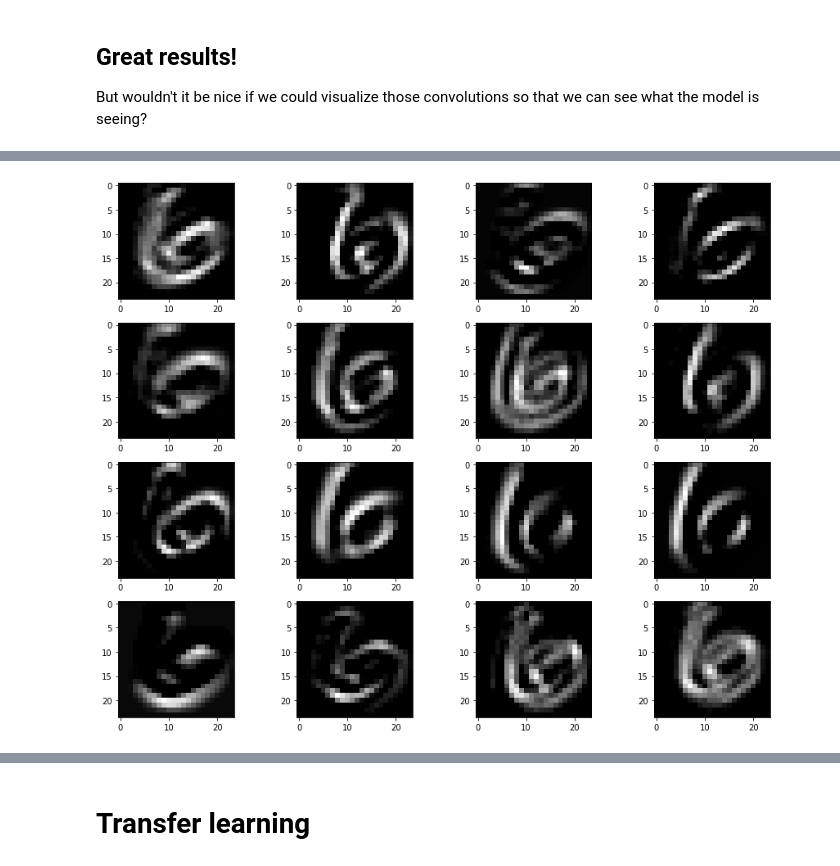
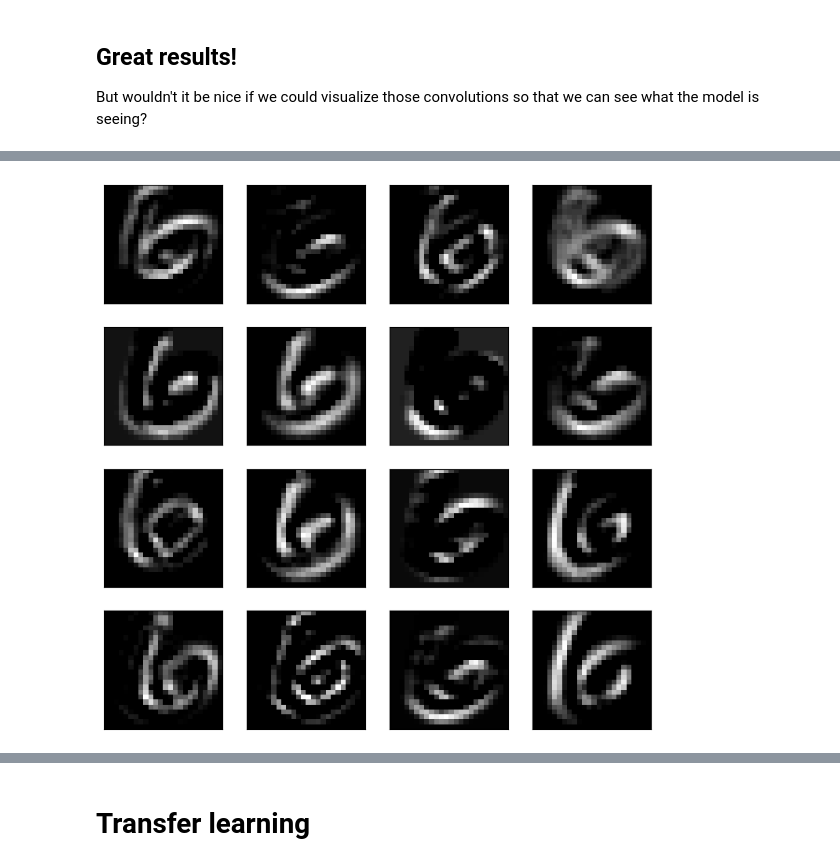
Before and after one commit to wut-mpg/ColabNotebooks, a Jupyter notebook: TWM_KerasIntro.ipynb, the cells around one changed output, grey strips where cells are left out. Cells and saved outputs as stored; diff of their text form; code cells hidden in the pictures.

```diff
--- a/TWM_KerasIntro.ipynb
+++ b/TWM_KerasIntro.ipynb
@@ -561,7 +556,7 @@ Non-trainable params: 0
 _________________________________________________________________
 # %%
 # we'll use the same optimizer
-adam = optimizers.Adam(lr=0.001)
+adam = tf.optimizers.Adam(learning_rate=0.001)
 model.compile(loss='categorical_crossentropy', optimizer=adam, metrics=['accuracy'])
 # %%
 # data augmentation prevents overfitting by slightly changing the data randomly
@@ -587,6 +582,6 @@ test_generator = test_gen.flow(X_test, Y_test, batch_size=128)
 
 # SIGNIFICANT MEMORY SAVINGS (important for larger, deeper networks)
 
-model.fit_generator(train_generator, steps_per_epoch=50000//128, epochs=5, verbose=1, validation_data=valid_generator, validation_steps = 10000 // 128)
+model.fit(train_generator, steps_per_epoch=48000//128, epochs=5, verbose=1, validation_data=valid_generator, validation_steps = 12000 // 128)
 # %% [output]
 Epoch 1/5
@@ -683,3 +654,24 @@ def visualize(layer, img):
+# %%
+def visualize2(model, layer, img, r, c):
+  from keras import Model
+  # expand dimensions so that it represents a single 'sample'
+  img = np.expand_dims(img, axis=0)
+  outputs = [layer.output]
+  model = Model(inputs=model.inputs, outputs=outputs)
+  # get feature map for first hidden layer
+  feature_maps = model.predict(img)
+  for fmap in feature_maps:
+  # plot all 64 maps in an 8x8 squares
+    ix = 1
+    for _ in range(r):
+      for _ in range(c):
+        # specify subplot and turn of axis
+        ax = plt.subplot(r, c, ix)
+        ax.set_xticks([])
+        ax.set_yticks([])
+        # plot filter channel in grayscale
+        plt.imshow(fmap[:, :, ix-1], cmap='gray')
+        ix += 1
 # %%
 plt.figure()
 img = X_test[11]
@@ -688,5 +680,5 @@ plt.imshow(img[:,:,0], cmap='gray', interpolation='none')
 <matplotlib.image.AxesImage at 0x...>
 [figure]
 # %%
-visualize(model.layers[1], img)
+visualize2(model, model.layers[1], img, 4, 4)
 # %% [output]
@@ -694,2 +686,2 @@ Shape of conv: (24, 24, 16)
-[figure, old version]
+[figure, new version]
 # %%
```
Also changed, not shown: parts of 50 cells of this notebook.
